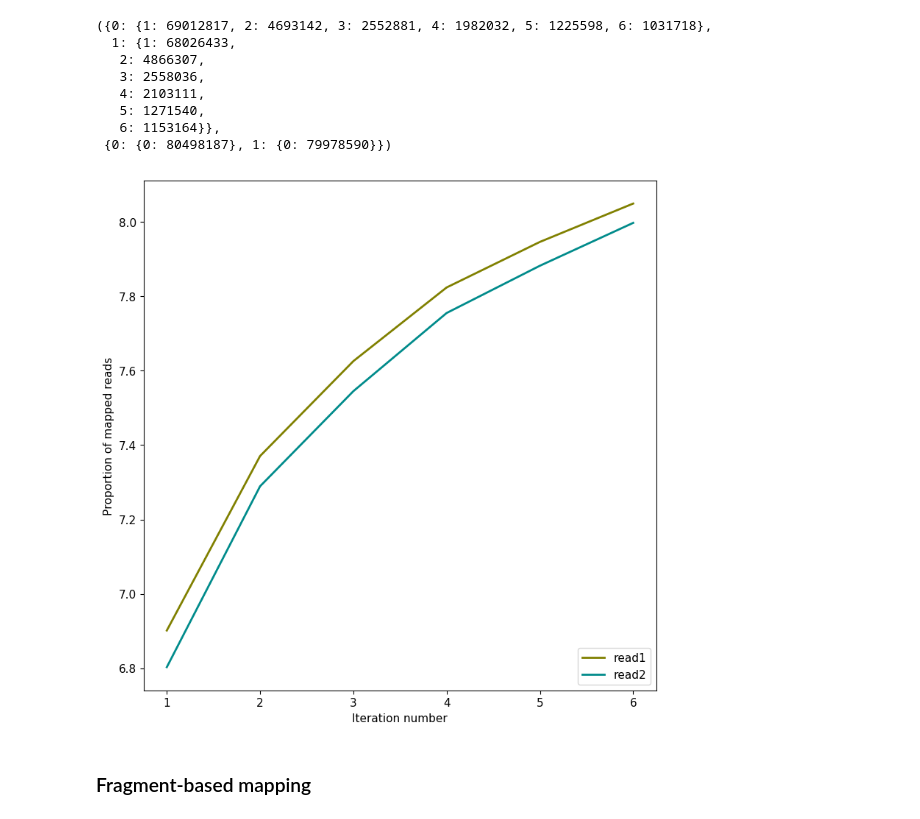
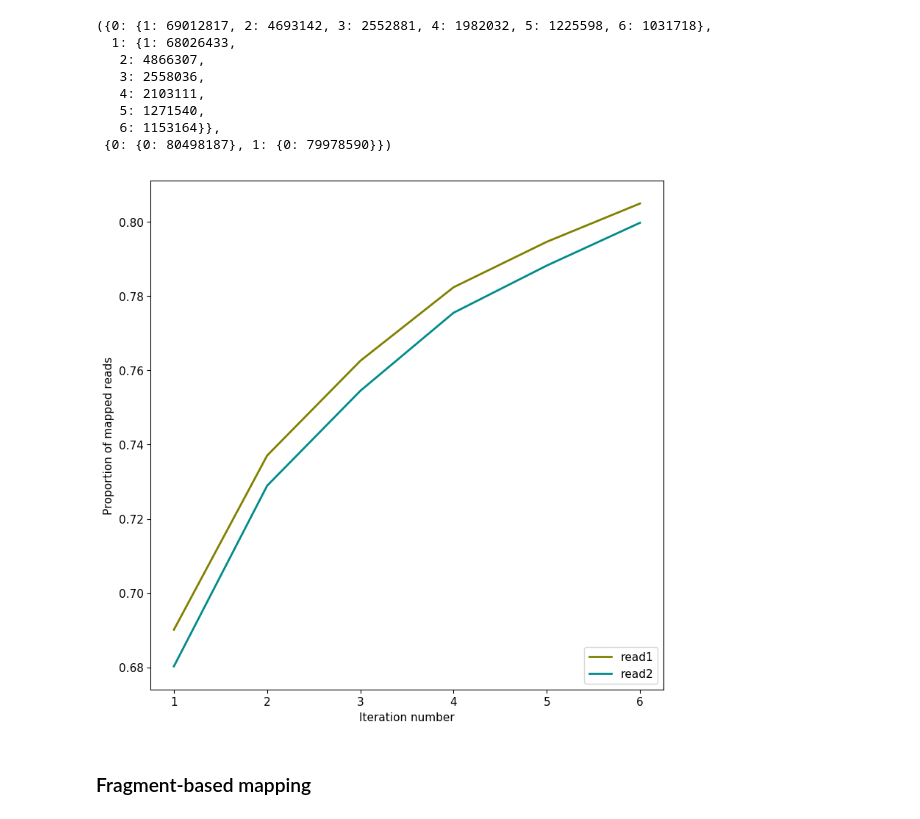
Before and after one commit to 3DGenomes/MethodsMolBiol, a Jupyter notebook: Notebooks/02-Parsing mapped reads.ipynb, the cells around one changed output. Cells and saved outputs as stored; diff of their text form; code cells hidden in the pictures.

```diff
--- a/Notebooks/02-Parsing mapped reads.ipynb
+++ b/Notebooks/02-Parsing mapped reads.ipynb
@@ -83,14 +83,14 @@ Getting Multiple contacts
 # %%
 from pytadbit.mapping.analyze import plot_iterative_mapping
 
-total_reads = 10000000
+total_reads = 100000000
 
 lengths = plot_iterative_mapping(
     'results/iterativ/{0}_{1}/02_parsing/reads1_{0}_{1}.tsv'.format(cell, rep),
     'results/iterativ/{0}_{1}/02_parsing/reads2_{0}_{1}.tsv'.format(cell, rep),
     total_reads)
 # %% [output]
-[figure, old version]
+[figure, new version]
 # %% [markdown]
 ### Fragment-based mapping
 # %%
```
Also changed, not shown: parts of 22 cells of this notebook, 1 other file.
